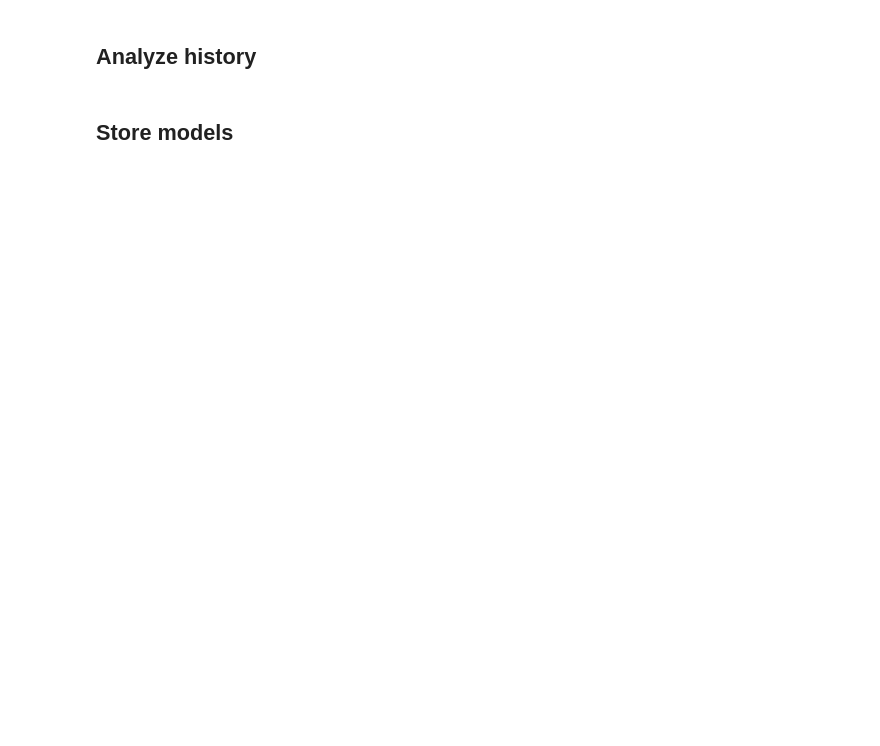
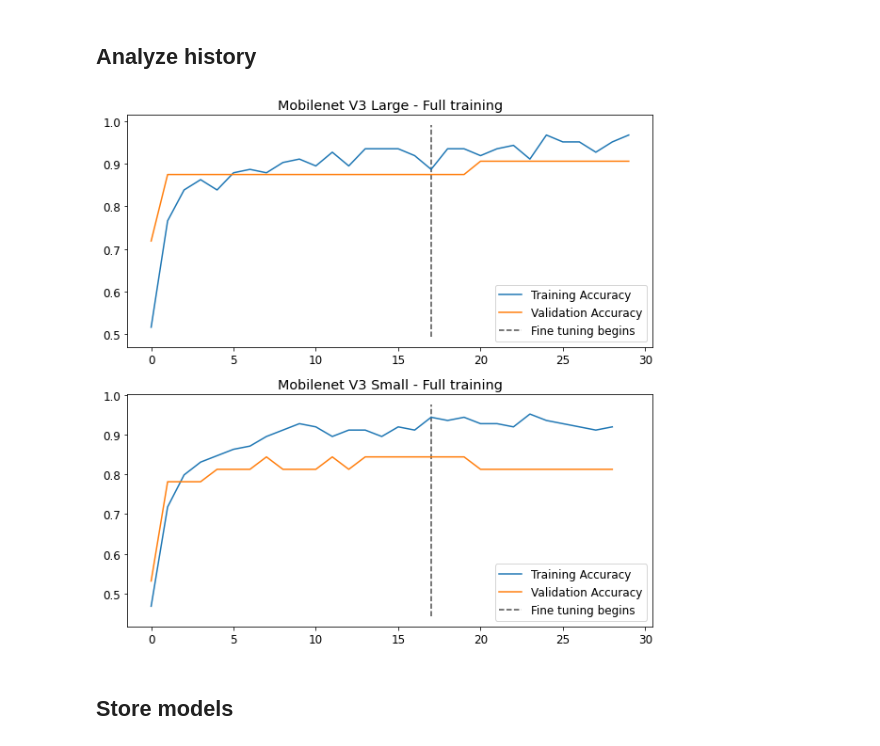
Before and after one commit to KenWronka/poison_ivy_detector, a Jupyter notebook: code/make_dataset/PILOT-3.1b_model_mobilenet_Xfer.ipynb, the cells around one changed output. Drawn from its saved outputs; the diff is of its cells as text; code cells hidden in the pictures; blank space fills up the shorter version.

```diff
--- a/code/make_dataset/PILOT-3.1b_model_mobilenet_Xfer.ipynb
+++ b/code/make_dataset/PILOT-3.1b_model_mobilenet_Xfer.ipynb
@@ -308,0 +379,7 @@ plt.show()
+# %%
+base_epochs_small = len(history_small.epoch)
+history_FT_small = model_small.fit(train_dataset,
+                                   validation_data=val_dataset,
+                                   epochs=epochs['fine_tuning'] + base_epochs_small,
+                                   initial_epoch=history_small.epoch[-1],
+                                   callbacks=callbacks)
@@ -308,0 +404,7 @@ plt.show()
+# %%
+base_epochs_large = len(history_large.epoch)
+history_FT_large = model_large.fit(train_dataset,
+                                   validation_data=val_dataset,
+                                   epochs=epochs['fine_tuning'] + base_epochs_large,
+                                   initial_epoch=history_large.epoch[-1],
+                                   callbacks=callbacks)
@@ -309,4 +429,37 @@ plt.show()
 # %% [markdown]
 ## Analyze history
+# %%
+plt.figure(figsize=(10,10))
+
+# Large model
+total_history_large = {}
+for metric in ['accuracy', 'val_accuracy']:
+    total_history_large[metric] = history_large.history[metric] + history_FT_large.history[metric]
+
+ax = plt.subplot(2,1,1)
+plt.plot(total_history_large['accuracy'], label='Training Accuracy')
+plt.plot(total_history_large['val_accuracy'], label='Validation Accuracy')
+y_min, y_max = plt.ylim()
+plt.vlines(base_epochs_large-1, ymin=y_min, ymax=y_max, label='Fine tuning begins', linestyles='--', colors=[0.3]*3)
+plt.title("Mobilenet V3 Large - Full training")
+plt.legend()
+
+
+# Small model
+total_history_small = {}
+for metric in ['accuracy', 'val_accuracy']:
+    total_history_small[metric] = history_small.history[metric] + history_FT_small.history[metric]
+
+plt.subplot(2,1,2, sharex=ax)
+plt.plot(total_history_small['accuracy'], label='Training Accuracy')
+plt.plot(total_history_small['val_accuracy'], label='Validation Accuracy')
+y_min, y_max = plt.ylim()
+plt.vlines(base_epochs_large-1, ymin=y_min, ymax=y_max, label='Fine tuning begins', linestyles='--', colors=[0.3]*3)
+plt.title("Mobilenet V3 Small - Full training")
+plt.legend()
+
+plt.show()
+# %% [output]
+[figure, added]
 # %% [markdown]
 ## Store models
```
Also changed, not shown: parts of 14 cells of this notebook.
